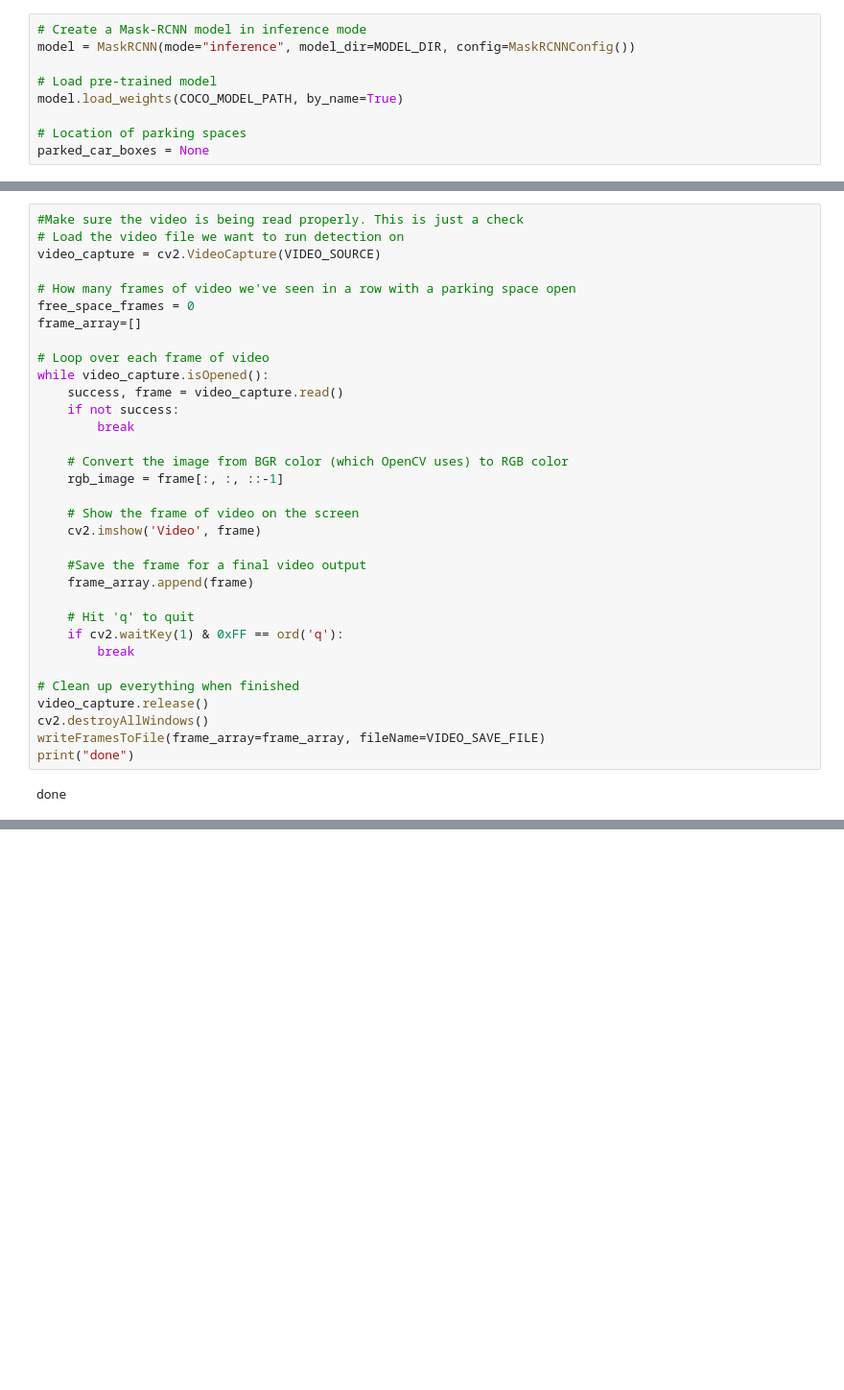
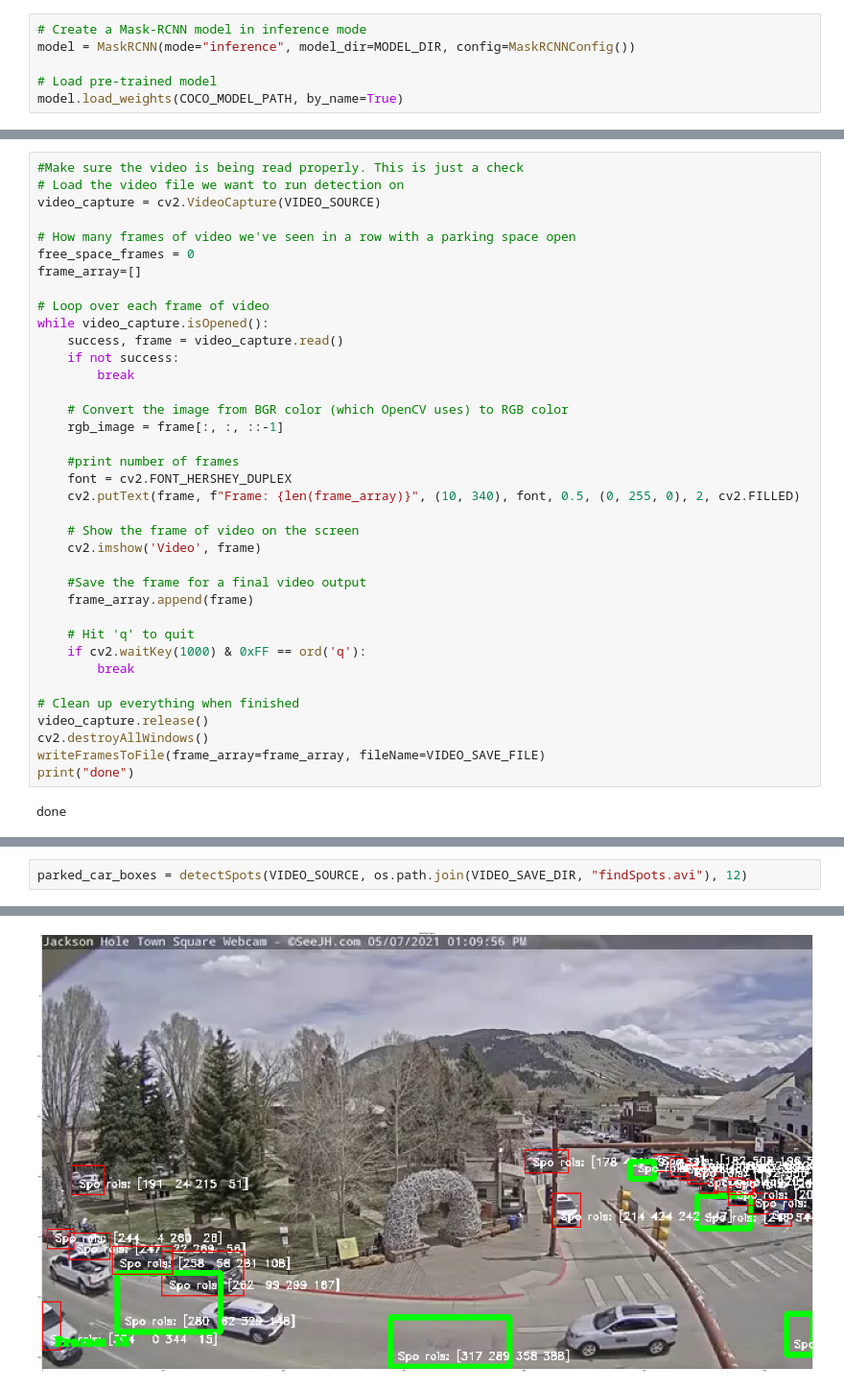
Before and after one commit to rejexx/Parkingspot_Vacancy, a Jupyter notebook: notebooks/02_spot_detection.ipynb, the cells around one changed output, grey strips where cells are left out. Shown at 96% size. Cells and saved outputs as stored; diff of their text form; blank space fills up the shorter version.

Commit message:
Better spot detection by checking first X frames and option to save final output

```diff
--- a/notebooks/02_spot_detection.ipynb
+++ b/notebooks/02_spot_detection.ipynb
@@ -58,9 +68,6 @@ model = MaskRCNN(mode="inference", model_dir=MODEL_DIR, config=MaskRCNNConfig())
 
 # Load pre-trained model
 model.load_weights(COCO_MODEL_PATH, by_name=True)
-
-# Location of parking spaces
-parked_car_boxes = None
 # %% [output]
 WARNING:tensorflow:From C:\ProgramData\Anaconda3\lib\site-packages\keras\backend\tensorflow_backend.py:4070: The name tf.nn.max_pool is deprecated. Please use tf.nn.max_pool2d instead.
 
@@ -120,6 +131,10 @@ while video_capture.isOpened():
     # Convert the image from BGR color (which OpenCV uses) to RGB color
     rgb_image = frame[:, :, ::-1]
 
+    #print number of frames
+    font = cv2.FONT_HERSHEY_DUPLEX
+    cv2.putText(frame, f"Frame: {len(frame_array)}", (10, 340), font, 0.5, (0, 255, 0), 2, cv2.FILLED)
+
     # Show the frame of video on the screen
     cv2.imshow('Video', frame)
 
@@ -127,7 +142,7 @@ while video_capture.isOpened():
     frame_array.append(frame)
 
     # Hit 'q' to quit
-    if cv2.waitKey(1) & 0xFF == ord('q'):
+    if cv2.waitKey(1000) & 0xFF == ord('q'):
         break
 
 # Clean up everything when finished
@@ -255,0 +427,3 @@ free_space_frames
+# %%
+parked_car_boxes = detectSpots(VIDEO_SOURCE, os.path.join(VIDEO_SAVE_DIR, "findSpots.avi"), 12)
+# %% [output]
@@ -255,0 +445 @@ free_space_frames
+[figure, added]
```
Also changed, not shown: parts of 20 cells of this notebook.
